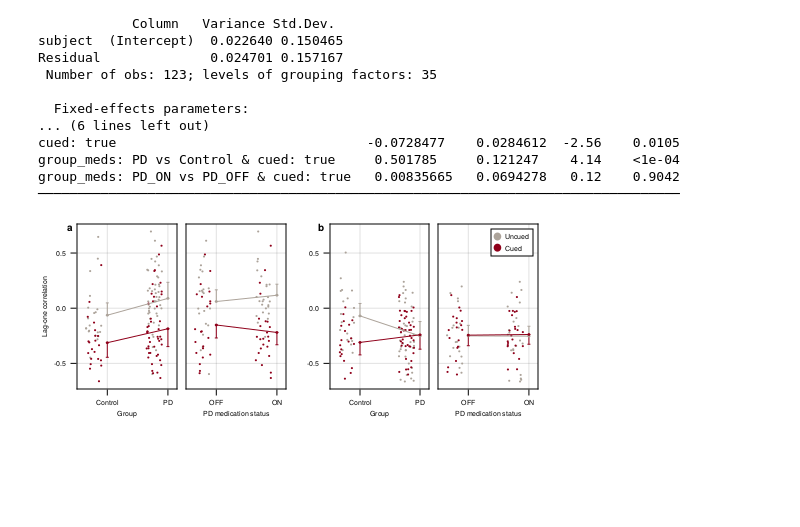
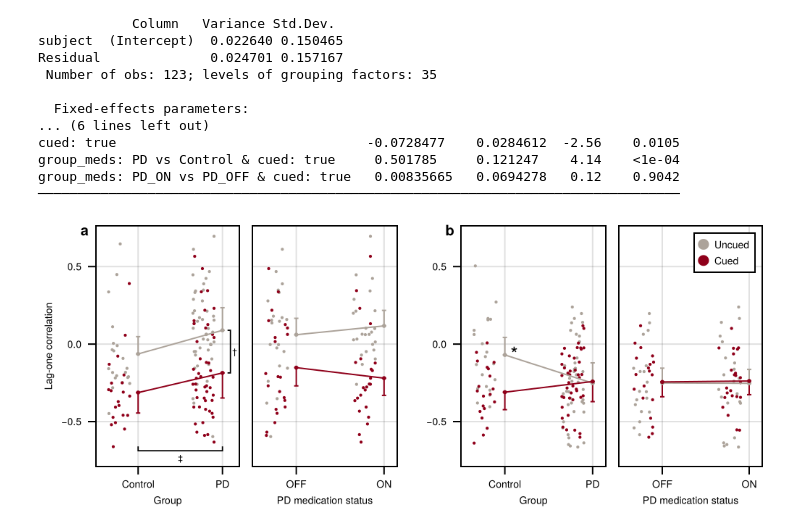
Before and after one commit to NantelBiomechLab/ReachingSteppingMedsCueing_in_PD, a Jupyter notebook: figures/Figures.ipynb, the cells around one changed output. Drawn from its saved outputs; the diff is of its cells as text; code cells hidden in the pictures; blank space fills up the shorter version.

Commit message:
Update figures due to peer-review feedback

```diff
--- a/figures/Figures.ipynb
+++ b/figures/Figures.ipynb
@@ -247,17 +282,18 @@ group_meds: PD_ON vs PD_OFF & cued: true   0.00835665   0.0694278   0.12    0.90
 ──────────────────────────────────────────────────────────────────────────────────
 # %%
 let variable = :lag1_corr, ylabel="Lag-one correlation"
+    Random.seed!(0xBEEF)
     _rrtdata = @subset(rrtdata, .!ismissing.($variable))
     rrtlmm = lag1corr_rrt_lmm
 
     _sipdata = @subset(sipdata, .!ismissing.($variable))
     siplmm = lag1corr_sip_lmm
 
-    fg = Figure(;resolution=(504,200), px_per_unit=6.25, pt_per_unit=1, fontsize=7, figure_padding=4)
-    axrrt_group = Axis(fg[1,1]; xticks=(1:2, ["Control", "PD"]))
-    axrrt_meds = Axis(fg[1,2]; xticks=(1:2, ["OFF", "ON"]))
-    axsip_group = Axis(fg[1,3]; xticks=(1:2, ["Control", "PD"]))
-    axsip_meds = Axis(fg[1,4]; xticks=(1:2, ["OFF", "ON"]))
+    fg = Figure(;size=(504,200), px_per_unit=6.25, pt_per_unit=1, fontsize=7, figure_padding=4)
+    axrrt_group = Axis(fg[1,1]; ylabel="Lag-one correlation", xlabel="Group", xticks=(1:2, ["Control", "PD"]))
+    axrrt_meds = Axis(fg[1,2]; xlabel="PD medication status", xticks=(1:2, ["OFF", "ON"]))
+    axsip_group = Axis(fg[1,3]; xlabel="Group", xticks=(1:2, ["Control", "PD"]))
+    axsip_meds = Axis(fg[1,4]; xlabel="PD medication status", xticks=(1:2, ["OFF", "ON"]))
     linkyaxes!(axrrt_group, axrrt_meds, axsip_group, axsip_meds)
     hideydecorations!(axrrt_meds; grid=false)
     hideydecorations!(axsip_group; ticklabels = false, ticks = false, grid=false)
@@ -286,6 +322,13 @@ let variable = :lag1_corr, ylabel="Lag-one correlation"
     aog_p += AlgebraOfGraphics.data(group_cued) *
         mapping(:group, variable; color=:cued) *
         (visual(Scatter; markersize=4,) + visual(Lines; linewidth=1))
+
+    # Add significance brackets
+    avgs = @subset(group_cued, :group .== "PD")[!, :lag1_corr]
+    bracket!(axrrt_group, 2.06, avgs[1], 2.06, avgs[2]; text = "†", fontsize=6, rotation=0, style=:square, width=2,
+        linewidth=0.9, textoffset=3)
+    bracket!(axrrt_group, 1, -0.66, 2, -0.66; text = "‡", fontsize=6, style=:square, width=3, linewidth=0.9, textoffset=5,
+        orientation=:down)
 
     draw!(axrrt_group, aog_p; palettes=(color=[true => colorant"#8F001A", false => colorant"#ACA39A"],))
 
@@ -333,6 +376,10 @@ let variable = :lag1_corr, ylabel="Lag-one correlation"
         mapping(:group, variable; color=:cued) *
         (visual(Lines; linewidth=1) + visual(Scatter; markersize=4,))
 
+    # Add post-hoc significance indicator
+    text!(axsip_group, 1.06, only(@subset(group_cued, :group .== "Control", :cued .== false)[!, :lag1_corr]);
+        text = "∗", fontsize=11, align=(:left, :center), offset=(0,5))
+
     draw!(axsip_group, aog_p; palettes=(color=[true => colorant"#8F001A", false => colorant"#ACA39A"],))
 
     pd = let emm = emmeans(siplmm)
@@ -353,6 +400,7 @@ let variable = :lag1_corr, ylabel="Lag-one correlation"
     aog_p += AlgebraOfGraphics.data(pd) *
         mapping(:meds, variable; color=:cued) *
         (visual(Lines; linewidth=1) + visual(Scatter; markersize=4,))
+
     grid = draw!(axsip_meds, aog_p; palettes=(color=[true => colorant"#8F001A", false => colorant"#ACA39A"],))
 
     Legend(fg[1,4], [
@@ -360,34 +408,35 @@ let variable = :lag1_corr, ylabel="Lag-one correlation"
             MarkerElement(color=colorant"#8F001A", marker='●', markersize=10)
         ], ["Uncued", "Cued"];
         tellheight = false,
         tellwidth = false,
         padding=4, patchsize=(5,5), halign=:right, valign=:top, margin=(10,5,5,5))
 
     colgap!(fg.layout, 1, Relative(0.02))
     colgap!(fg.layout, 2, Relative(0.05))
     colgap!(fg.layout, 3, Relative(0.02))
     colsize!(fg.layout, 1, Auto())
-    xlims!(axrrt_group, 0.5, 2.15)
+    xlims!(axrrt_group, 0.5, 2.2)
     xlims!(axrrt_meds, 0.5, 2.15)
+    ylims!(axsip_meds; low=-0.79)
     xlims!(axsip_group, 0.5, 2.15)
     xlims!(axsip_meds, 0.5, 2.15)
 
     Label(fg.layout[1, 1, TopLeft()], "a",
         tellheight=false,
         fontsize = 10,
         font = :bold,
         padding = (10, 5, 5, 11),
         halign = :right)
     Label(fg.layout[1, 3, TopLeft()], "b",
         tellheight=false,
         fontsize = 10,
         font = :bold,
         padding = (10, 5, 5, 11),
         halign = :right)
 
-    save("$(variable)_rrt_sip.eps", fg; resolution=(504,200), px_per_unit=6.25, pt_per_unit=1)
-    save("$(variable)_rrt_sip.png", fg; resolution=(504,200), px_per_unit=6.25, pt_per_unit=1)
+    save("$(variable)_rrt_sip.eps", fg; size=(504,200), px_per_unit=6.25, pt_per_unit=1)
+    save("$(variable)_rrt_sip.png", fg; size=(504,200), px_per_unit=6.25, pt_per_unit=1)
     fg
 end
 # %% [output]
-[figure, old version]
+[figure, new version]
```
Also changed, not shown: parts of 8 cells of this notebook, 4 other files.
